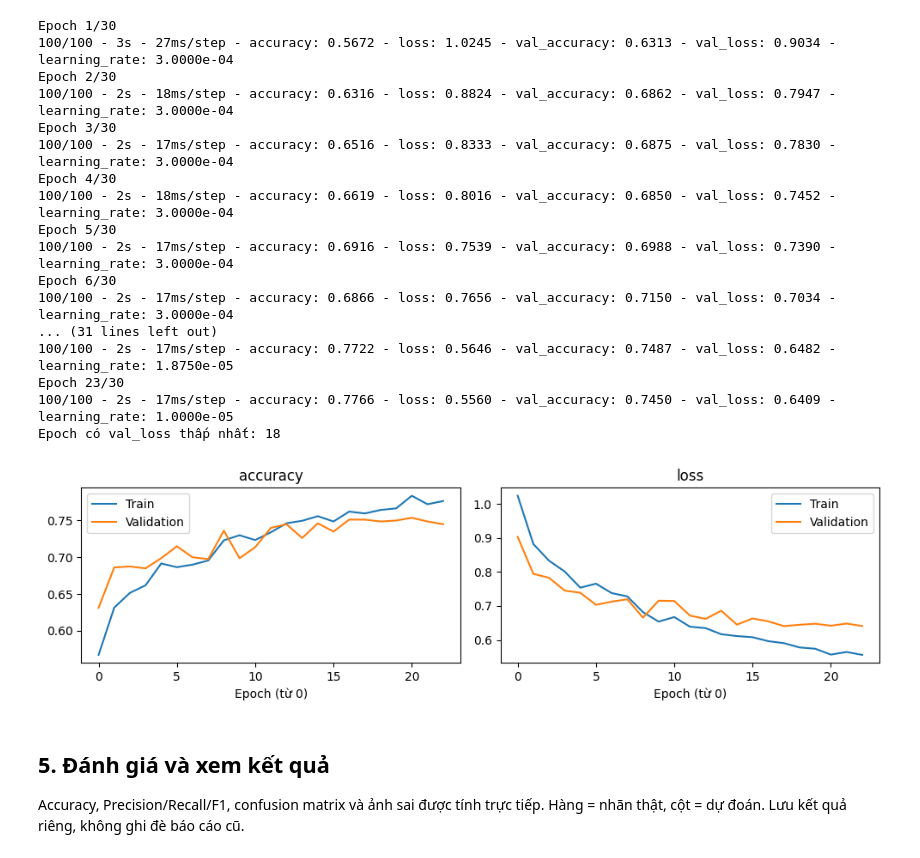
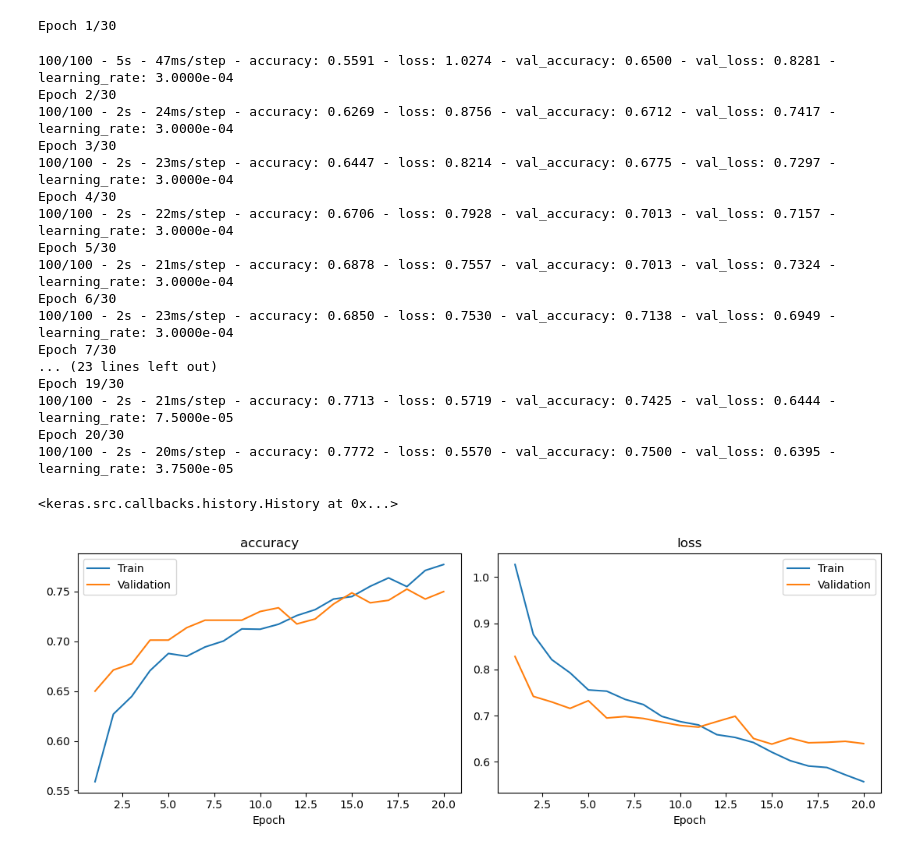
Before and after one commit to teddywristh/Fire-and-smoke-detection-using-D-Fire, a Jupyter notebook: notebooks/01_basic_nn.ipynb, the cells around one changed output. Drawn from its saved outputs; the diff is of its cells as text; code cells hidden in the pictures.

Commit message:
Update code  Basic NN notebook with new accuracy

```diff
--- a/notebooks/01_basic_nn.ipynb
+++ b/notebooks/01_basic_nn.ipynb
@@ -142,49 +142,42 @@ Nếu chưa có các tệp đó, chạy với `TRAIN_MODEL=True` trước.
+# %%
+training_callbacks = [
+    callbacks.ModelCheckpoint(MODEL_PATH, monitor='val_loss', save_best_only=True),
+    callbacks.ReduceLROnPlateau(monitor='val_loss', factor=0.5, patience=2, min_lr=1e-5),
+    callbacks.EarlyStopping(monitor='val_loss', patience=5),
+    callbacks.CSVLogger(RESULT_DIR / 'training_history.csv'),
+]
+model.fit(train_ds, validation_data=val_ds, epochs=EPOCHS,
+              callbacks=training_callbacks, verbose=2)
+# %% [output]
+Epoch 1/30
+100/100 - 5s - 47ms/step - accuracy: 0.5591 - loss: 1.0274 - val_accuracy: 0.6500 - val_loss: 0.8281 - learning_rate: 3.0000e-04
+Epoch 2/30
+100/100 - 2s - 24ms/step - accuracy: 0.6269 - loss: 0.8756 - val_accuracy: 0.6712 - val_loss: 0.7417 - learning_rate: 3.0000e-04
+Epoch 3/30
+100/100 - 2s - 23ms/step - accuracy: 0.6447 - loss: 0.8214 - val_accuracy: 0.6775 - val_loss: 0.7297 - learning_rate: 3.0000e-04
+Epoch 4/30
+100/100 - 2s - 22ms/step - accuracy: 0.6706 - loss: 0.7928 - val_accuracy: 0.7013 - val_loss: 0.7157 - learning_rate: 3.0000e-04
+Epoch 5/30
+100/100 - 2s - 21ms/step - accuracy: 0.6878 - loss: 0.7557 - val_accuracy: 0.7013 - val_loss: 0.7324 - learning_rate: 3.0000e-04
+Epoch 6/30
+100/100 - 2s - 23ms/step - accuracy: 0.6850 - loss: 0.7530 - val_accuracy: 0.7138 - val_loss: 0.6949 - learning_rate: 3.0000e-04
+Epoch 7/30
+... (23 lines left out)
+Epoch 19/30
+100/100 - 2s - 21ms/step - accuracy: 0.7713 - loss: 0.5719 - val_accuracy: 0.7425 - val_loss: 0.6444 - learning_rate: 7.5000e-05
+Epoch 20/30
+100/100 - 2s - 20ms/step - accuracy: 0.7772 - loss: 0.5570 - val_accuracy: 0.7500 - val_loss: 0.6395 - learning_rate: 3.7500e-05
+<keras.src.callbacks.history.History at 0x...>
 # %%
-if TRAIN_MODEL:
-    callbacks = [
-        tf.keras.callbacks.ModelCheckpoint(MODEL_PATH, monitor='val_loss', save_best_only=True),
-        tf.keras.callbacks.ReduceLROnPlateau(monitor='val_loss', factor=0.5, patience=2, min_lr=1e-5),
-        tf.keras.callbacks.EarlyStopping(monitor='val_loss', patience=5),
-    ]
-    history = pd.DataFrame(model.fit(train_ds, validation_data=val_ds,
-        epochs=training_config['epochs'], callbacks=callbacks, shuffle=False, verbose=2).history)
-    history.to_csv(RESULT_DIR / 'training_history.csv', index=False)
-    model = tf.keras.models.load_model(MODEL_PATH)
-else:
-    history = pd.read_csv(RESULT_DIR / 'training_history.csv')
-assert tuple(model.input_shape[1:3]) == IMAGE_SIZE
-print('Epoch có val_loss thấp nhất:', int(history['val_loss'].argmin()) + 1)
-
-fig, axes = plt.subplots(1, 2, figsize=(10, 3))
+history = pd.read_csv(RESULT_DIR / 'training_history.csv')
+fig, axes = plt.subplots(1, 2, figsize=(11, 4))
 for ax, metric in zip(axes, ['accuracy', 'loss']):
-    ax.plot(history[metric], label='Train')
-    ax.plot(history['val_' + metric], label='Validation')
-    ax.set(xlabel='Epoch (từ 0)', title=metric)
+    ax.plot(history['epoch'] + 1, history[metric], label='Train')
+    ax.plot(history['epoch'] + 1, history['val_' + metric], label='Validation')
+    ax.set(xlabel='Epoch', title=metric)
     ax.legend()
 plt.tight_layout()
 plt.savefig(RESULT_DIR / 'accuracy_loss_curves.png', dpi=150)
 plt.show()
 # %% [output]
-Epoch 1/30
-100/100 - 3s - 27ms/step - accuracy: 0.5672 - loss: 1.0245 - val_accuracy: 0.6313 - val_loss: 0.9034 - learning_rate: 3.0000e-04
-Epoch 2/30
-100/100 - 2s - 18ms/step - accuracy: 0.6316 - loss: 0.8824 - val_accuracy: 0.6862 - val_loss: 0.7947 - learning_rate: 3.0000e-04
-Epoch 3/30
-100/100 - 2s - 17ms/step - accuracy: 0.6516 - loss: 0.8333 - val_accuracy: 0.6875 - val_loss: 0.7830 - learning_rate: 3.0000e-04
-Epoch 4/30
-100/100 - 2s - 18ms/step - accuracy: 0.6619 - loss: 0.8016 - val_accuracy: 0.6850 - val_loss: 0.7452 - learning_rate: 3.0000e-04
-Epoch 5/30
-100/100 - 2s - 17ms/step - accuracy: 0.6916 - loss: 0.7539 - val_accuracy: 0.6988 - val_loss: 0.7390 - learning_rate: 3.0000e-04
-Epoch 6/30
-100/100 - 2s - 17ms/step - accuracy: 0.6866 - loss: 0.7656 - val_accuracy: 0.7150 - val_loss: 0.7034 - learning_rate: 3.0000e-04
-... (31 lines left out)
-100/100 - 2s - 17ms/step - accuracy: 0.7722 - loss: 0.5646 - val_accuracy: 0.7487 - val_loss: 0.6482 - learning_rate: 1.8750e-05
-Epoch 23/30
-100/100 - 2s - 17ms/step - accuracy: 0.7766 - loss: 0.5560 - val_accuracy: 0.7450 - val_loss: 0.6409 - learning_rate: 1.0000e-05
-Epoch có val_loss thấp nhất: 18
-[figure, old version]
+[figure, new version]
-# %% [markdown]
-## 5. Đánh giá và xem kết quả
-
-Accuracy, Precision/Recall/F1, confusion matrix và ảnh sai được tính trực tiếp.
-Hàng = nhãn thật, cột = dự đoán. Lưu kết quả riêng, không ghi đè báo cáo cũ.
```
Also changed, not shown: parts of 20 cells of this notebook.
